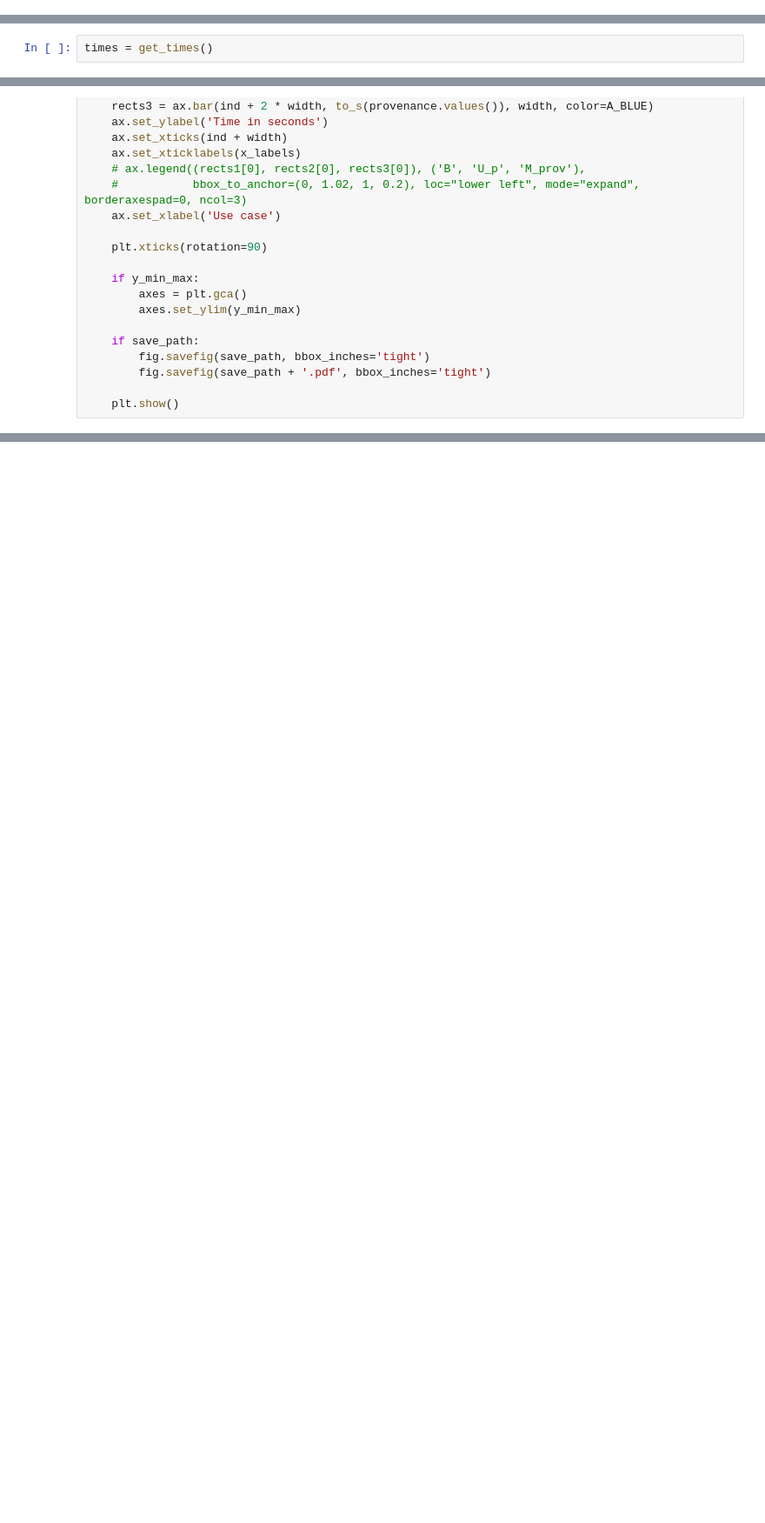
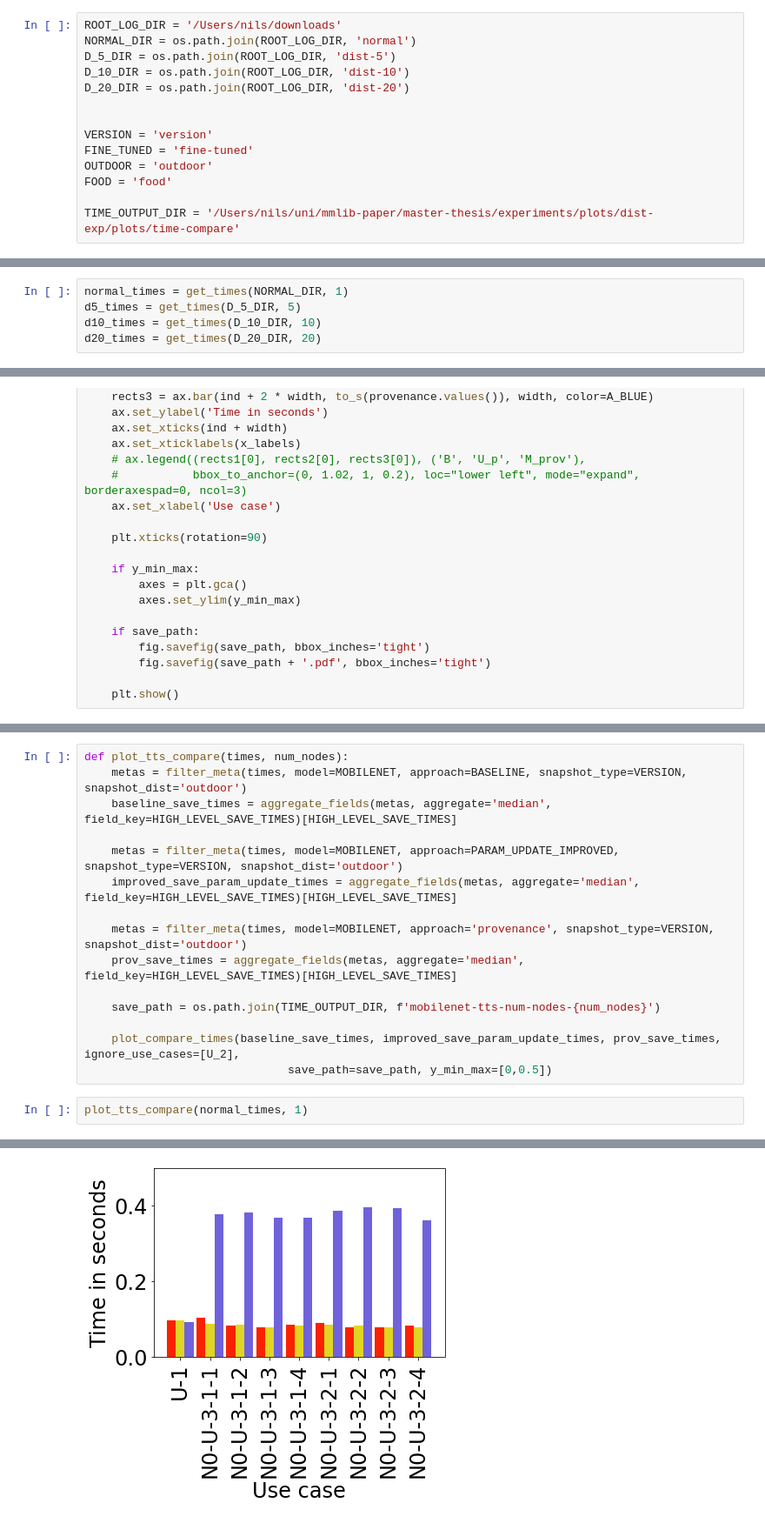
Before and after one commit to slin96/master-thesis, a Jupyter notebook: experiments/plots/dist-exp/compare_times.ipynb, the cells around one changed output, grey strips where cells are left out. Shown at 87% size. Cells and saved outputs as stored; diff of their text form; blank space fills up the shorter version.

```diff
--- a/experiments/plots/dist-exp/compare_times.ipynb
+++ b/experiments/plots/dist-exp/compare_times.ipynb
@@ -3 +5,15 @@ from experiments.plots.util import *
+# %%
+ROOT_LOG_DIR = '/Users/nils/downloads'
+NORMAL_DIR = os.path.join(ROOT_LOG_DIR, 'normal')
+D_5_DIR = os.path.join(ROOT_LOG_DIR, 'dist-5')
+D_10_DIR = os.path.join(ROOT_LOG_DIR, 'dist-10')
+D_20_DIR = os.path.join(ROOT_LOG_DIR, 'dist-20')
+
+
+VERSION = 'version'
+FINE_TUNED = 'fine-tuned'
+OUTDOOR = 'outdoor'
+FOOD = 'food'
+
+TIME_OUTPUT_DIR = '/Users/nils/uni/mmlib-paper/master-thesis/experiments/plots/dist-exp/plots/time-compare'
 # %%
@@ -41,7 +36,10 @@ def get_times():
 
     return times
-# %%
-times = get_times()
+# %%
+normal_times = get_times(NORMAL_DIR, 1)
+d5_times = get_times(D_5_DIR, 5)
+d10_times = get_times(D_10_DIR, 10)
+d20_times = get_times(D_20_DIR, 20)
 # %%
 def to_s(values):
     return np.array(list(values)) * 10**-9
@@ -97,0 +89,18 @@ M_Prov: {'U_1': 104217108.0, 'U_2': 919835067.0, 'U_3_1_1': 461571157.5, 'U_3_1_
+# %%
+def plot_tts_compare(times, num_nodes):
+    metas = filter_meta(times, model=MOBILENET, approach=BASELINE, snapshot_type=VERSION, snapshot_dist='outdoor')
+    baseline_save_times = aggregate_fields(metas, aggregate='median', field_key=HIGH_LEVEL_SAVE_TIMES)[HIGH_LEVEL_SAVE_TIMES]
+
+    metas = filter_meta(times, model=MOBILENET, approach=PARAM_UPDATE_IMPROVED, snapshot_type=VERSION, snapshot_dist='outdoor')
+    improved_save_param_update_times = aggregate_fields(metas, aggregate='median', field_key=HIGH_LEVEL_SAVE_TIMES)[HIGH_LEVEL_SAVE_TIMES]
+
+    metas = filter_meta(times, model=MOBILENET, approach='provenance', snapshot_type=VERSION, snapshot_dist='outdoor')
+    prov_save_times = aggregate_fields(metas, aggregate='median', field_key=HIGH_LEVEL_SAVE_TIMES)[HIGH_LEVEL_SAVE_TIMES]
+
+    save_path = os.path.join(TIME_OUTPUT_DIR, f'mobilenet-tts-num-nodes-{num_nodes}')
+
+    plot_compare_times(baseline_save_times, improved_save_param_update_times, prov_save_times, ignore_use_cases=[U_2],
+                              save_path=save_path, y_min_max=[0,0.5])
+# %%
+plot_tts_compare(normal_times, 1)
+# %% [output]
@@ -97,0 +111 @@ M_Prov: {'U_1': 104217108.0, 'U_2': 919835067.0, 'U_3_1_1': 461571157.5, 'U_3_1_
+[figure, added]
```
Also changed, not shown: parts of 12 cells of this notebook, 2 other files.
